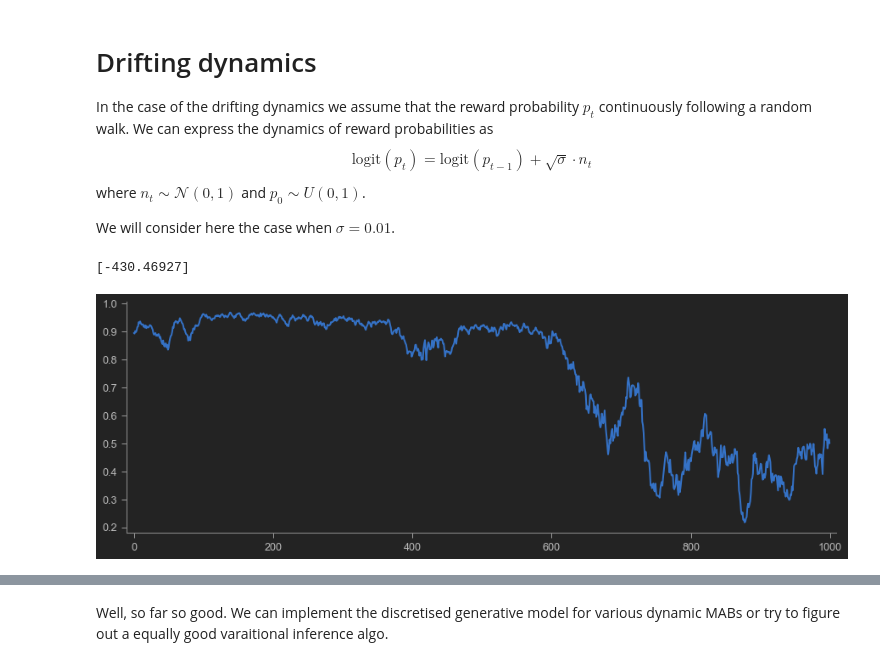
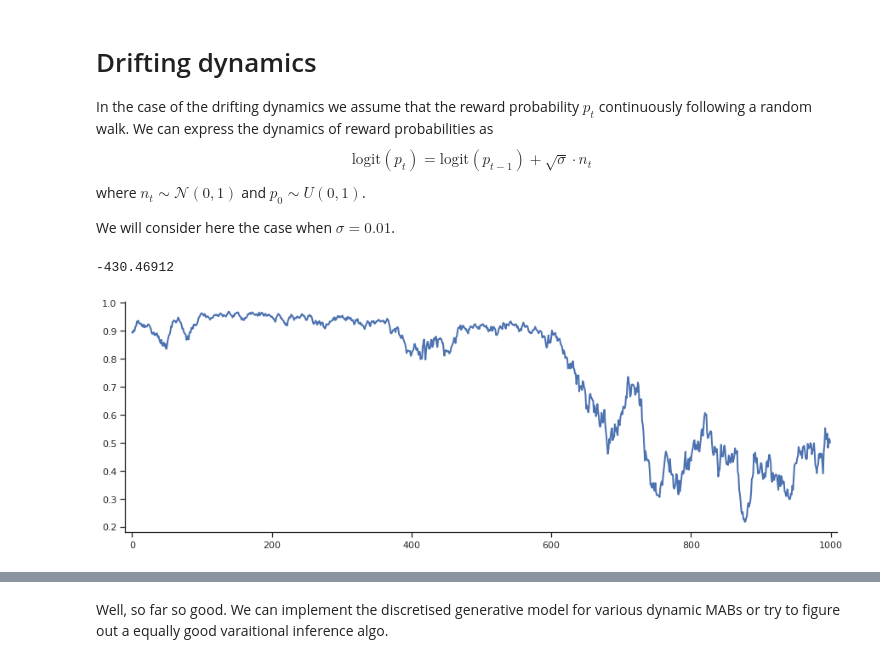
Before and after one commit to dimarkov/aibandits, a Jupyter notebook: notebooks/inference_algorithms_comparison.ipynb, the cells around one changed output, grey strips where cells are left out. Saved outputs shown, nothing was run; the diff lists cells and outputs as text; code cells hidden in the pictures.

```diff
--- a/notebooks/inference_algorithms_comparison.ipynb
+++ b/notebooks/inference_algorithms_comparison.ipynb
@@ -19,24 +19,25 @@ where $Beta(1, 1)$ denotes beta (uniform) distribution, and $\delta(x)$ Dirac's
 \end{equation}
 where $\delta_{j,0} = 1$ for $j=0$.
 # %%
+import sys
 import numpy as np
 
 import jax.numpy as jnp
 from jax import random, lax, nn, ops
 
 import matplotlib.pyplot as plt
-from jupyterthemes import jtplot
 import seaborn as sns
 
-sns.set(style="ticks", context="talk")
-jtplot.style(theme='monokai', ticks=True, grid=False, figsize=(20, 8))
+sys.path.append('../')
+
+sns.set(style="ticks", context="notebook")
 plt.rcParams.update({'axes.spines.right': False, 'axes.spines.top': False, 'lines.linewidth': 2., 'axes.xmargin': 0.01})
 %matplotlib inline
 # %%
 # define process simulator
-K = 1
+K = 1  # we will use bandits with one arm only
 
-def simulator(process, N=100, T=1000):
+def simulator(process, N=1, T=1000):
     def sim_fn(carry, t):
         rng_key, states, choices = carry
         rng_key, _rng_key = random.split(rng_key)
@@ -46,8 +47,8 @@ def simulator(process, N=100, T=1000):
         return (rng_key, states, choices), {'rewards': outcomes, 'probs': states[0], 'changes': states[1]}
 
     rng_key = random.PRNGKey(4488342)
-    states = [random.uniform(rng_key, shape=(K,)), jnp.zeros(K, dtype=jnp.int32)]
-    choices = jnp.arange(N, dtype=jnp.int32)
+    states = [random.uniform(rng_key, shape=(N, K)), jnp.zeros(K, dtype=jnp.int32)]
+    choices = jnp.zeros(N, dtype=jnp.int32)
 
     _, sequence = lax.scan(sim_fn, (rng_key, states, choices), jnp.arange(T))
 
@@ -91,23 +90,25 @@ where $n_t \sim \mathcal{N}(0, 1)$ and $p_0 \sim U(0, 1)$.
 
 We will consider here the case when $\sigma=0.01$.
 # %%
-from environment import generative_process_drift
-sigma = .01
-process = lambda *args: generative_process_drift(*args, sigma=sigma)
+from bandits.environment import generative_process_drift
+
+def process_drft(*args, sigma=.01):
+    return generative_process_drift(*args, sigma=sigma)
 # %%
-sequence = simulator(process, N=N)
+sequence = simulator(process_drft, N=N)
+
+probs_drft = sequence['probs']
 
 plt.subplots(figsize=(15, 5))
-plt.plot(sequence['probs'])
+plt.plot(probs_drft.flatten())
 
 obs_drft = sequence['rewards']
-probs_drft = sequence['probs']
 
-obs = obs_drft.astype(np.int32)
-log_like_drft = np.log(probs_drft) * obs + np.log(1 - probs_drft) * (1 - obs)
+obs = obs_drft.astype(np.int32).flatten()
+log_like_drft = np.log(probs_drft.flatten()) * obs + np.log(1 - probs_drft.flatten()) * (1 - obs)
 
-print(log_like_drft.sum(axis=0))
+print(log_like_drft.sum())
 # %% [output]
-[-430.46927]
+-430.46912
-[figure, old version]
+[figure, new version]
 # %% [markdown]
```
Also changed, not shown: parts of 18 cells of this notebook, 1 other file.
